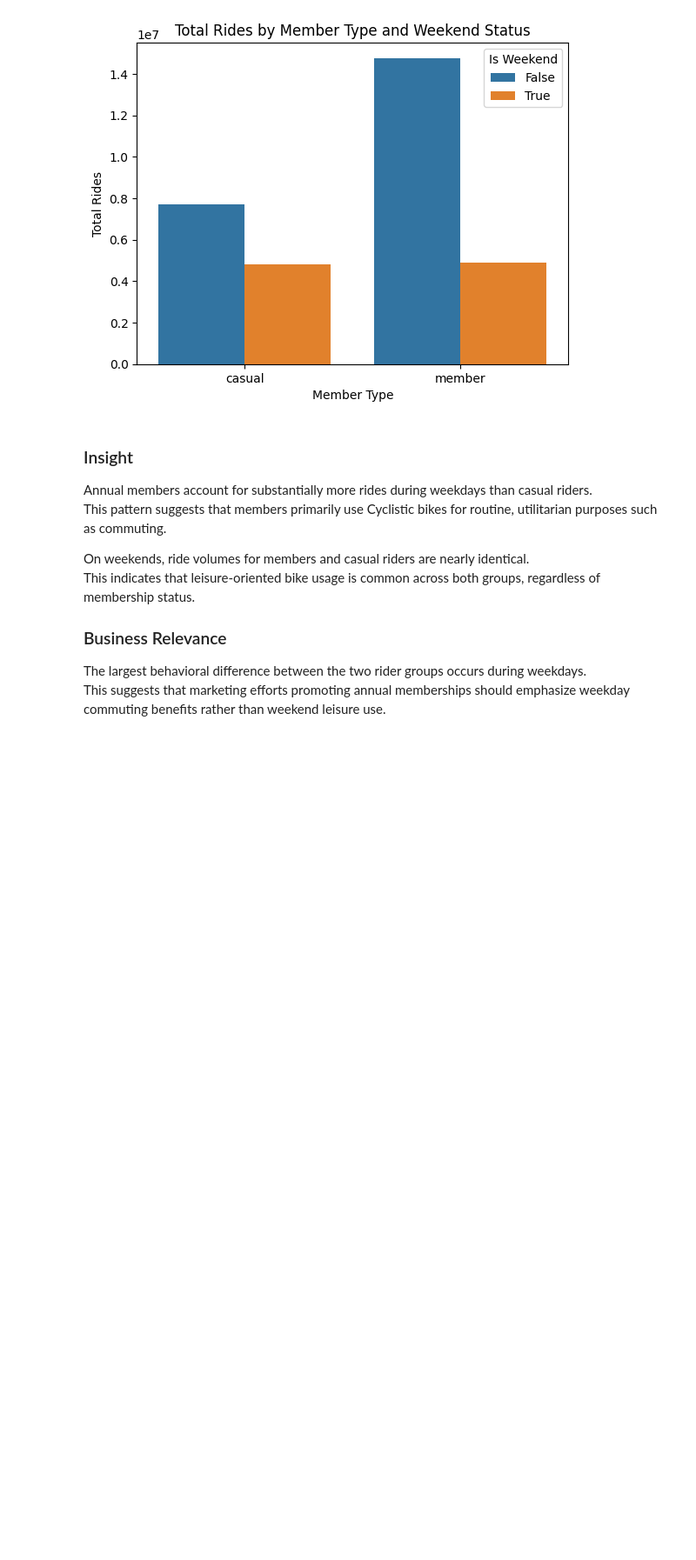
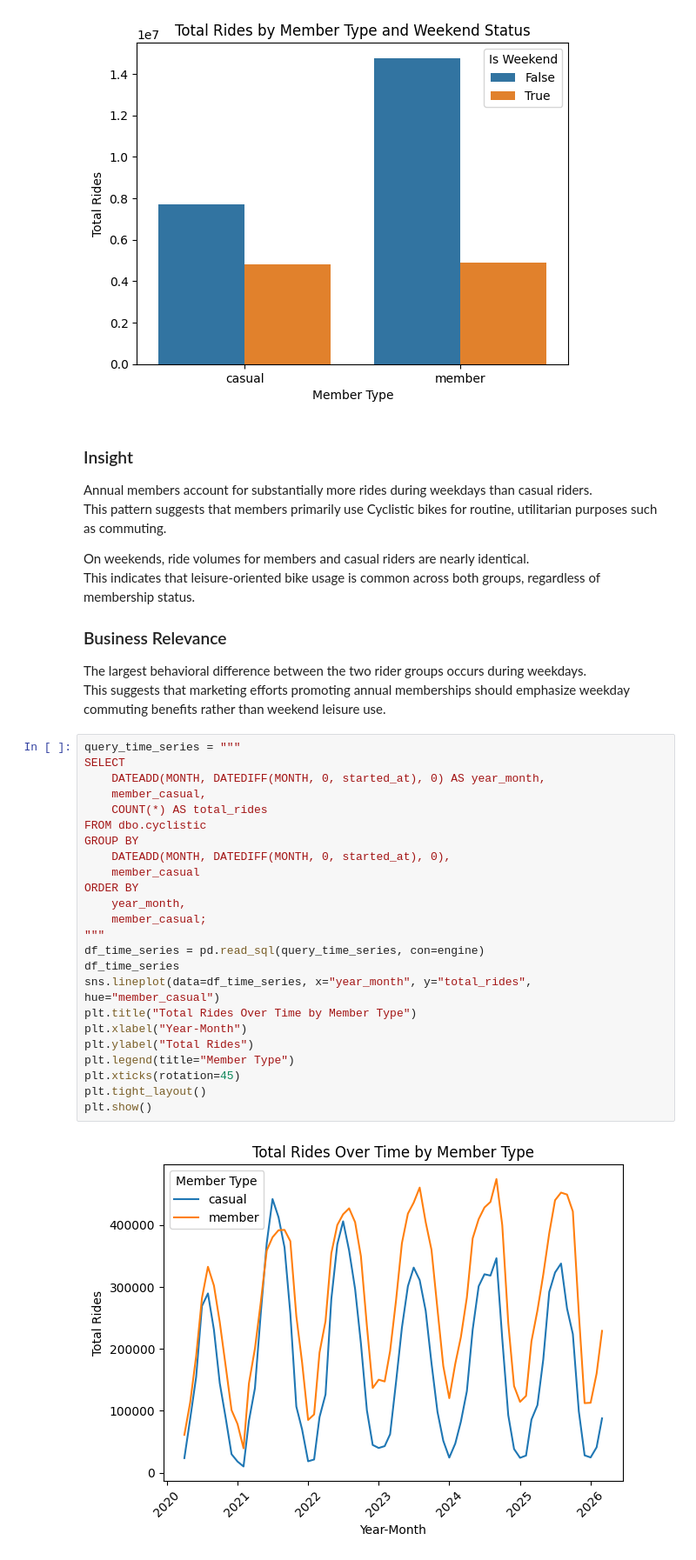
Before and after one commit to Knok98/Cyclistic-Training-Case-Study-Analysis, a Jupyter notebook: analyse.ipynb, the cells around one changed output. Shown at 87% size. Cells and saved outputs as stored; diff of their text form; blank space fills up the shorter version.

Commit message:
total rides per membership

```diff
--- a/analyse.ipynb
+++ b/analyse.ipynb
@@ -85,3 +86,29 @@ This indicates that leisure‑oriented bike usage is common across both groups,
 
 The largest behavioral difference between the two rider groups occurs during weekdays.
 This suggests that marketing efforts promoting annual memberships should emphasize weekday commuting benefits rather than weekend leisure use.
+# %%
+query_time_series = """
+SELECT
+    DATEADD(MONTH, DATEDIFF(MONTH, 0, started_at), 0) AS year_month,
+    member_casual,
+    COUNT(*) AS total_rides
+FROM dbo.cyclistic
+GROUP BY
+    DATEADD(MONTH, DATEDIFF(MONTH, 0, started_at), 0),
+    member_casual
+ORDER BY
+    year_month,
+    member_casual;
+"""
+df_time_series = pd.read_sql(query_time_series, con=engine)
+df_time_series
+sns.lineplot(data=df_time_series, x="year_month", y="total_rides", hue="member_casual")
+plt.title("Total Rides Over Time by Member Type")
+plt.xlabel("Year-Month")
+plt.ylabel("Total Rides")
+plt.legend(title="Member Type")
+plt.xticks(rotation=45)
+plt.tight_layout()
+plt.show()
+# %% [output]
+[figure, added]
```
Also changed, not shown: parts of 3 cells of this notebook, 2 other files.
